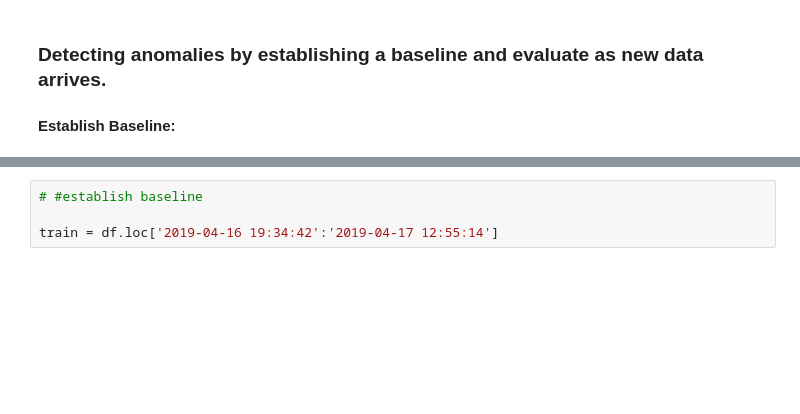
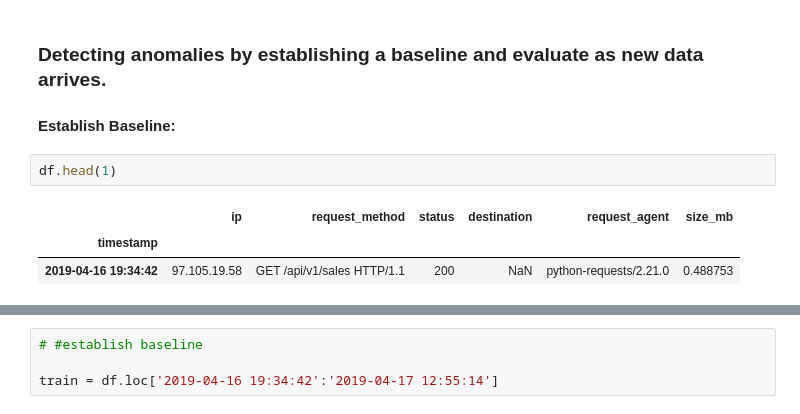
Before and after one commit to cindyvillanuevads/anomaly-detection-exercises, a Jupyter notebook: AD-discrete-probabilistic.ipynb, the cells around one changed output, grey strips where cells are left out. Cells and saved outputs as stored; diff of their text form; blank space fills up the shorter version.

```diff
--- a/AD-discrete-probabilistic.ipynb
+++ b/AD-discrete-probabilistic.ipynb
@@ -258,3 +320,9 @@ for p in splot.patches:
 
 
 #### Establish Baseline:
+# %%
+df.head(1)
+# %% [output]
+|  | ip | request_method | status | destination | request_agent | size_mb |
+| timestamp |  |  |  |  |  |  |
+| 2019-04-16 19:34:42 | 97.105.19.58 | GET /api/v1/sales HTTP/1.1 | 200 | NaN | python-requests/2.21.0 | 0.488753 |
```
Also changed, not shown: parts of 13 cells of this notebook.
